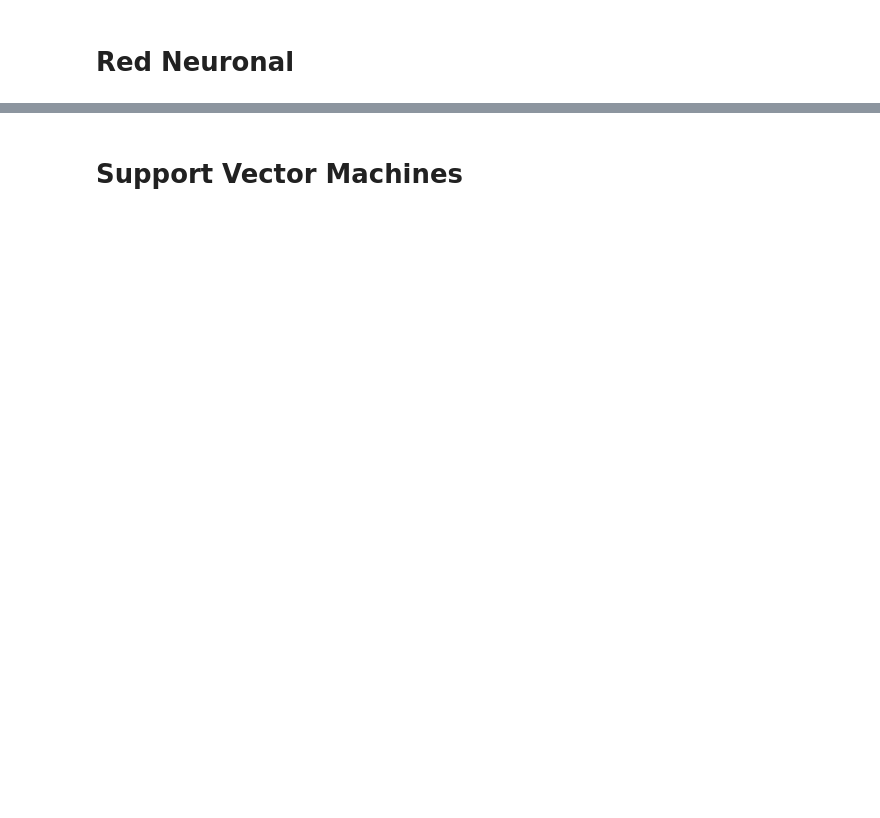
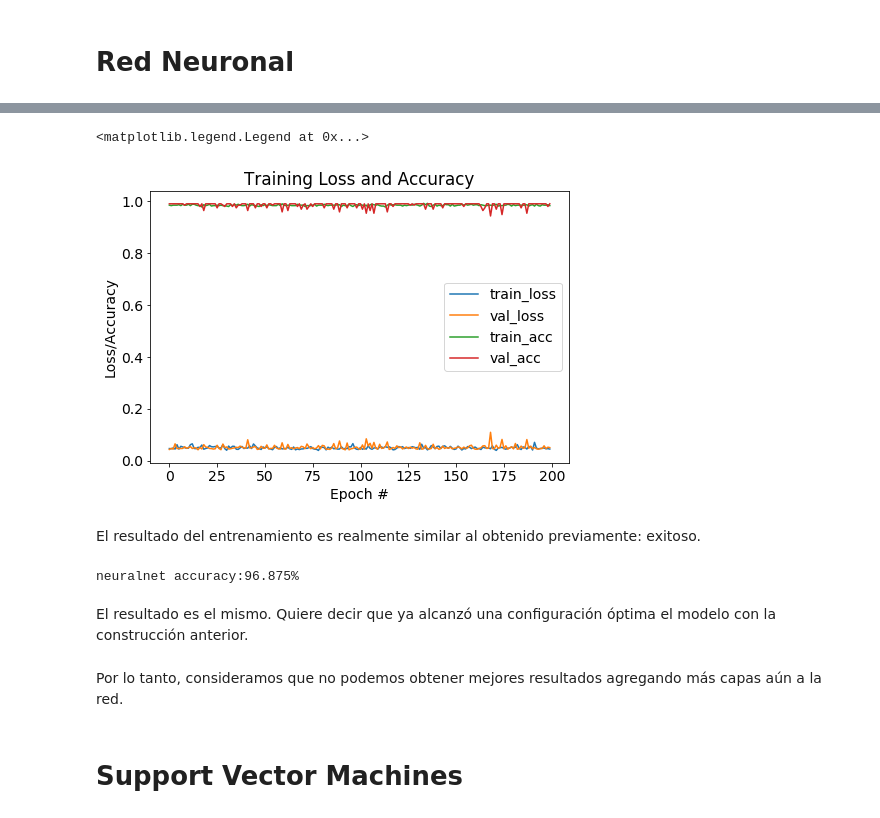
Before and after one commit to albertopastormr/tic-tac-toe, a Jupyter notebook: Tic-Tac-Toe_UCI.ipynb, the cells around one changed output, grey strips where cells are left out. Saved outputs shown, nothing was run; the diff lists cells and outputs as text; code cells hidden in the pictures; blank space fills up the shorter version.

```diff
--- a/Tic-Tac-Toe_UCI.ipynb
+++ b/Tic-Tac-Toe_UCI.ipynb
@@ -232,0 +543,12 @@ neuralnet accuracy:65.34446764091858%
+# %%
+nnet = Sequential()
+
+nnet.add(Dense(units=9, kernel_initializer='uniform', activation='relu', input_dim=18))
+
+nnet.add(Dense(units=9, kernel_initializer='uniform', activation='relu'))
+
+nnet.add(Dense(units=9, kernel_initializer='uniform', activation='relu'))
+
+nnet.add(Dense(units=1, kernel_initializer='uniform', activation='sigmoid'))
+
+nnet.compile(optimizer='adam', loss='binary_crossentropy', metrics=['accuracy'])
@@ -232,0 +557,5 @@ neuralnet accuracy:65.34446764091858%
+# %%
+num_epochs = 200
+# %%
+train_history = nnet.fit(X_train, y_train, batch_size=10,
+                         epochs=num_epochs, validation_data=(X_val, y_val))
@@ -232,0 +580,17 @@ neuralnet accuracy:65.34446764091858%
+# %%
+epochs_range = np.arange(0, num_epochs)
+
+plt.figure(figsize=(7.5,5))
+plt.plot(epochs_range, train_history.history["loss"], label="train_loss")
+plt.plot(epochs_range, train_history.history["val_loss"], label="val_loss")
+plt.plot(epochs_range, train_history.history["acc"], label="train_acc")
+plt.plot(epochs_range, train_history.history["val_acc"], label="val_acc")
+plt.title("Training Loss and Accuracy")
+plt.xlabel("Epoch #")
+plt.ylabel("Loss/Accuracy")
+plt.legend()
+# %% [output]
+<matplotlib.legend.Legend at 0x...>
+[figure, added]
+# %% [markdown]
+El resultado del entrenamiento es realmente similar al obtenido previamente: exitoso.
@@ -233,2 +599,10 @@ neuralnet accuracy:65.34446764091858%
+# %%
+print(f'neuralnet accuracy:{accuracy_score(y_test,y_pred)*100}%')
+# %% [output]
+neuralnet accuracy:96.875%
+# %% [markdown]
+El resultado es el mismo. Quiere decir que ya alcanzó una configuración óptima el modelo con la construcción anterior.
+# %% [markdown]
+Por lo tanto, consideramos que no podemos obtener mejores resultados agregando más capas aún a la red.
 # %% [markdown]
 # Support Vector Machines
```
Also changed, not shown: parts of 116 cells of this notebook, 3 other files.
